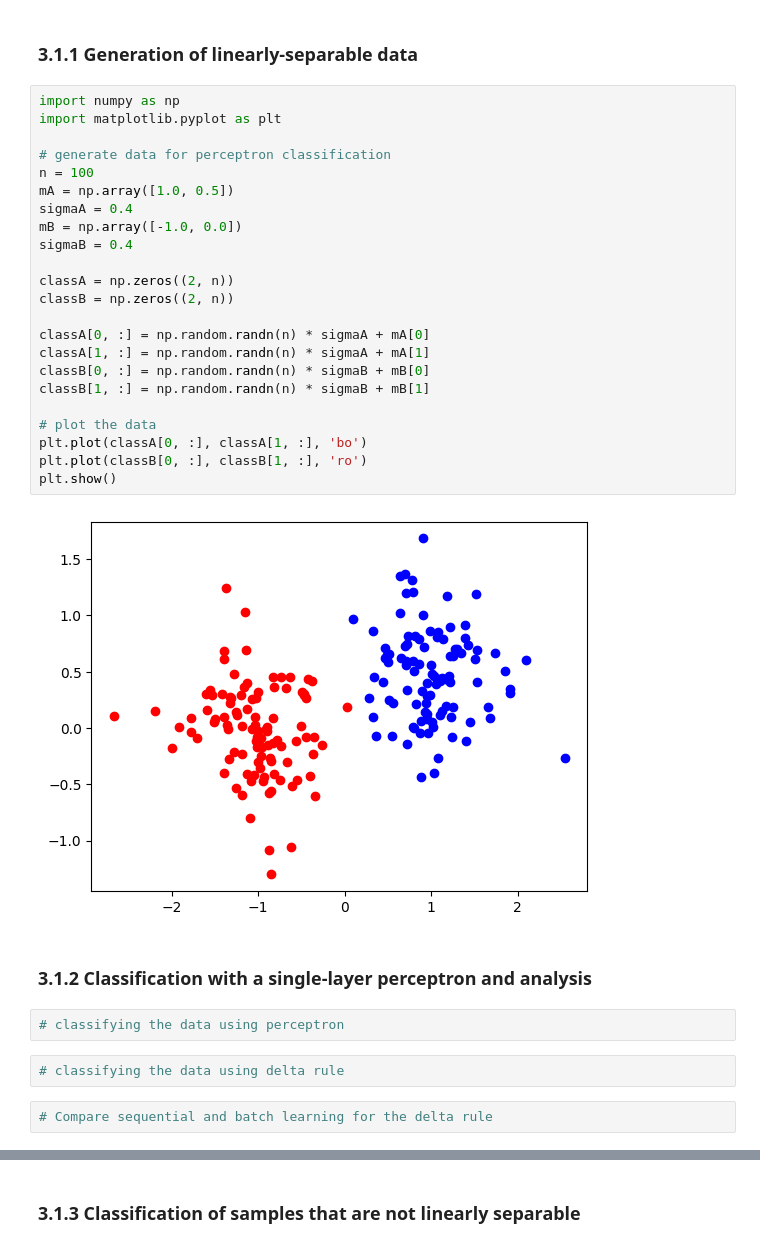
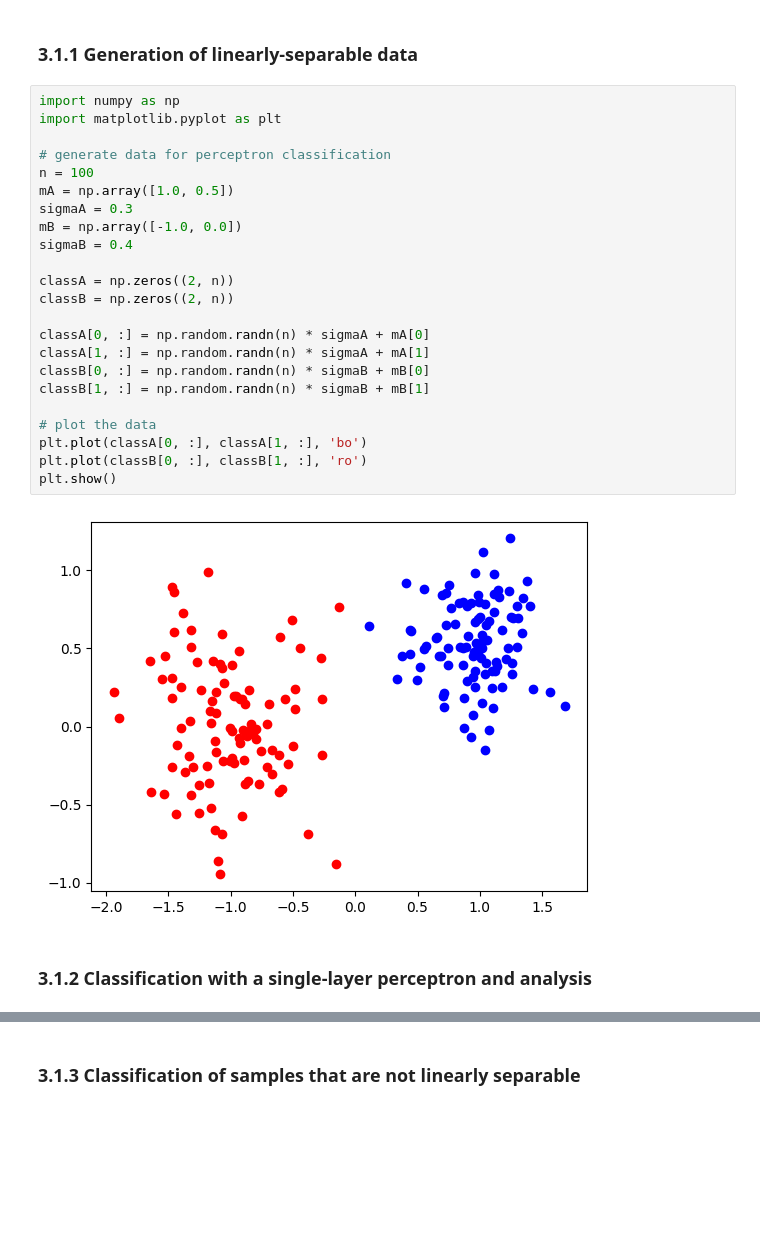
Before and after one commit to ihsanalhafiz/annda, a Jupyter notebook: Lab1a_ANNDA.ipynb, the cells around one changed output, grey strips where cells are left out. Drawn from its saved outputs; the diff is of its cells as text; blank space fills up the shorter version.

Commit message:
Done with perceptron

```diff
--- a/Lab1a_ANNDA.ipynb
+++ b/Lab1a_ANNDA.ipynb
@@ -5,33 +5,27 @@
 # %%
 import numpy as np
 import matplotlib.pyplot as plt
 
 # generate data for perceptron classification
 n = 100
 mA = np.array([1.0, 0.5])
-sigmaA = 0.4
+sigmaA = 0.3
 mB = np.array([-1.0, 0.0])
 sigmaB = 0.4
 
 classA = np.zeros((2, n))
 classB = np.zeros((2, n))
 
 classA[0, :] = np.random.randn(n) * sigmaA + mA[0]
 classA[1, :] = np.random.randn(n) * sigmaA + mA[1]
 classB[0, :] = np.random.randn(n) * sigmaB + mB[0]
 classB[1, :] = np.random.randn(n) * sigmaB + mB[1]
 
 # plot the data
 plt.plot(classA[0, :], classA[1, :], 'bo')
 plt.plot(classB[0, :], classB[1, :], 'ro')
 plt.show()
 # %% [output]
-[figure, old version]
+[figure, new version]
 # %% [markdown]
 ### 3.1.2 Classification with a single-layer perceptron and analysis
-# %%
-# classifying the data using perceptron
-# %%
-# classifying the data using delta rule
-# %%
-# Compare sequential and batch learning for the delta rule
```
Also changed, not shown: parts of 6 cells of this notebook.
